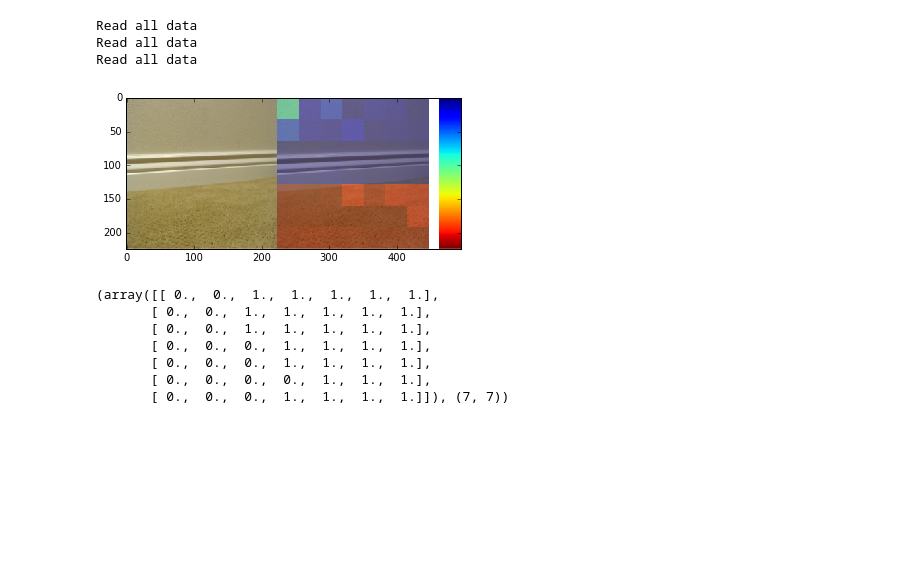
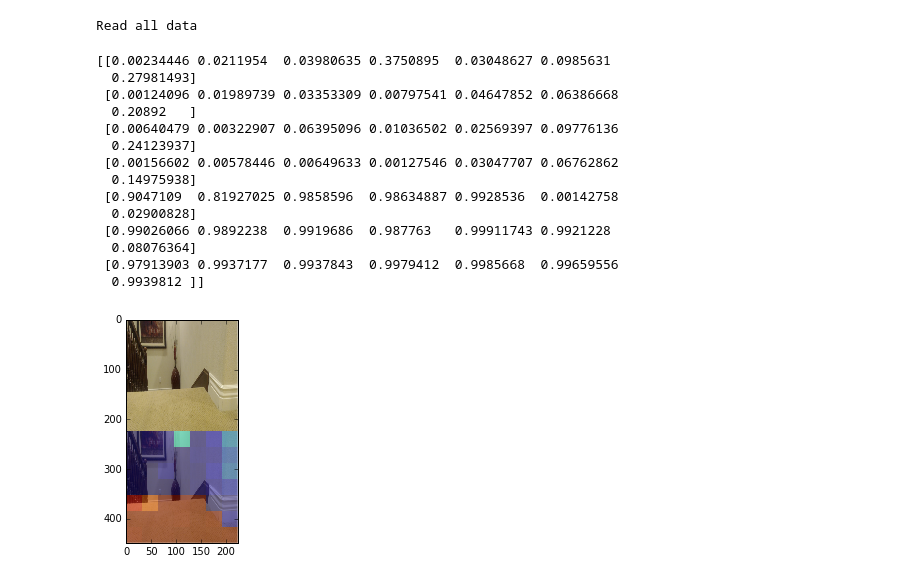
Before and after one commit to asinghani/freespace-nn, a Jupyter notebook: benchmark/EvaluatePiecewise-Color.ipynb, the cells around one changed output. Drawn from its saved outputs; the diff is of its cells as text; code cells hidden in the pictures; blank space fills up the shorter version.

```diff
--- a/benchmark/EvaluatePiecewise-Color.ipynb
+++ b/benchmark/EvaluatePiecewise-Color.ipynb
@@ -16,30 +14,10 @@ from freespacenn.util.data_loader import load_data
 from freespacenn.util.vis import view_seg_map
 from freespacenn.models.lenet import LeNet
-# %%
-config = Config()
-train_data, test_data, valid_data, mean, stddev = load_data(config)
-
-def get_img(gen):
-    images, labels = next(gen)
-    rgb, features, label = images[0][0], images[1][0], labels[0]
-
-    image1 = (rgb[:, :, 0:3] / 2.0) + 0.5
-    gt, overlay = view_seg_map(image1, label.argmax(axis=2), \
-                      color=(0, 1, 0), alpha=0.6, include_mask=True)
-    features = ((features / 2.0) + 0.5) * 255
-    return (image1 * 255).astype(np.uint8), \
-            (overlay * 255).astype(np.uint8), \
-            (gt * 255).astype(np.uint8), \
-        (cv2.resize(features[:, :, 0], None, fx = 2, fy = 2) \
-            .reshape((224, 224))).astype(np.uint8), \
-        (cv2.resize(features[:, :, 1], None, fx = 2, fy = 2) \
-            .reshape((224, 224))).astype(np.uint8), \
-        (cv2.resize(features[:, :, 2], None, fx = 2, fy = 2) \
-            .reshape((224, 224))).astype(np.uint8)
-# %% [output]
-Read all data
-Read all data
-Read all data
+# %%
+config = Config()
+img, aux, label = load_data(config, seed=42, amount=50, resize=True)
+# %% [output]
+Read all data
 # %%
 def slice_image(img):
     return np.array([np.vsplit(x, 7) for x in np.hsplit(img, 7)])
@@ -56,9 +34,11 @@ def infer_image(img_):
     out = model.predict(slices)
     out = out.reshape((7, 7))
     out = np.swapaxes(out, 0, 1)
+    print(out)
     #out = np.around(out)
     draw = draw_on_image(img_, out)
     plt.imshow(draw, interpolation="none")
+    cv2.imwrite("/hdd/vis/custom_sample.png", draw[:, :, ::-1])
     #print(out, out.shape)
 
 from matplotlib.cm import ScalarMappable
@@ -83,20 +63,24 @@ def draw_on_image(img, out):
     colors = np.array(colors * 255.0, dtype=np.uint8)
     r = img.copy()
     cv2.addWeighted(colors, 0.4, r, 0.6, 0, r)
-    r = np.hstack([img, r, padding, spectrum])
+    r = np.vstack([img, r])
     return r
-# %%
-x = get_img(train_data)[0]
-infer_image(x)
-# %% [output]
-[figure, removed]
-# %%
-eval_image(x)
-# %% [output]
-(array([[ 0.,  0.,  1.,  1.,  1.,  1.,  1.],
-       [ 0.,  0.,  1.,  1.,  1.,  1.,  1.],
-       [ 0.,  0.,  1.,  1.,  1.,  1.,  1.],
-       [ 0.,  0.,  0.,  1.,  1.,  1.,  1.],
-       [ 0.,  0.,  0.,  1.,  1.,  1.,  1.],
-       [ 0.,  0.,  0.,  0.,  1.,  1.,  1.],
-       [ 0.,  0.,  0.,  1.,  1.,  1.,  1.]]), (7, 7))
+# %%
+x = cv2.resize(cv2.imread("/hdd/vis/floordown.png")[:, :, ::-1], (224, 224))
+infer_image(x) #(0.5 * (1.0 + img[40]) * 255.0).astype(np.uint8))
+# %% [output]
+[[0.00234446 0.0211954  0.03980635 0.3750895  0.03048627 0.0985631
+  0.27981493]
+ [0.00124096 0.01989739 0.03353309 0.00797541 0.04647852 0.06386668
+  0.20892   ]
+ [0.00640479 0.00322907 0.06395096 0.01036502 0.02569397 0.09776136
+  0.24123937]
+ [0.00156602 0.00578446 0.00649633 0.00127546 0.03047707 0.06762862
+  0.14975938]
+ [0.9047109  0.81927025 0.9858596  0.98634887 0.9928536  0.00142758
+  0.02900828]
+ [0.99026066 0.9892238  0.9919686  0.987763   0.99911743 0.9921228
+  0.08076364]
+ [0.97913903 0.9937177  0.9937843  0.9979412  0.9985668  0.99659556
+  0.9939812 ]]
+[figure, added]
```
Also changed, not shown: parts of 4 cells of this notebook, 3 other files.
